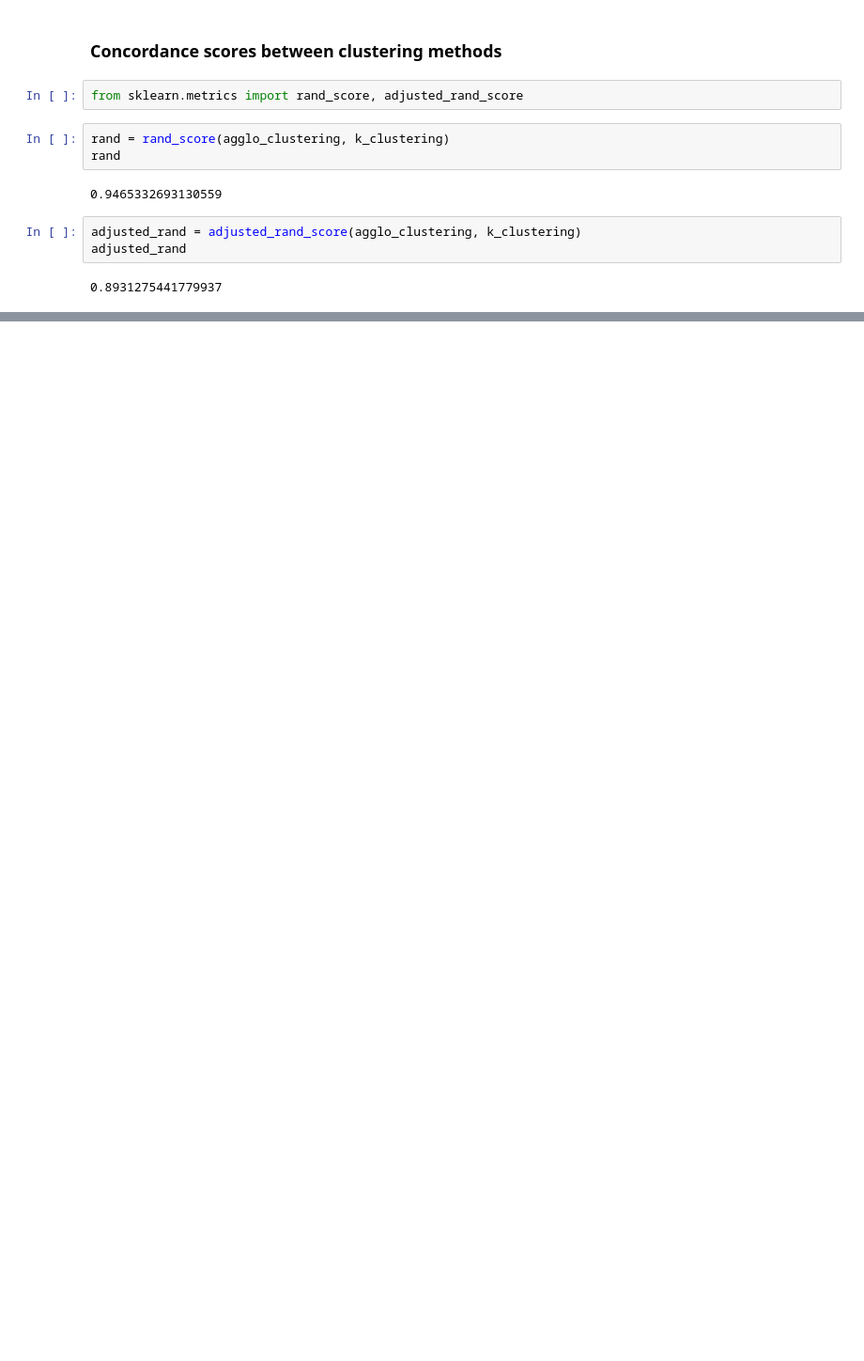
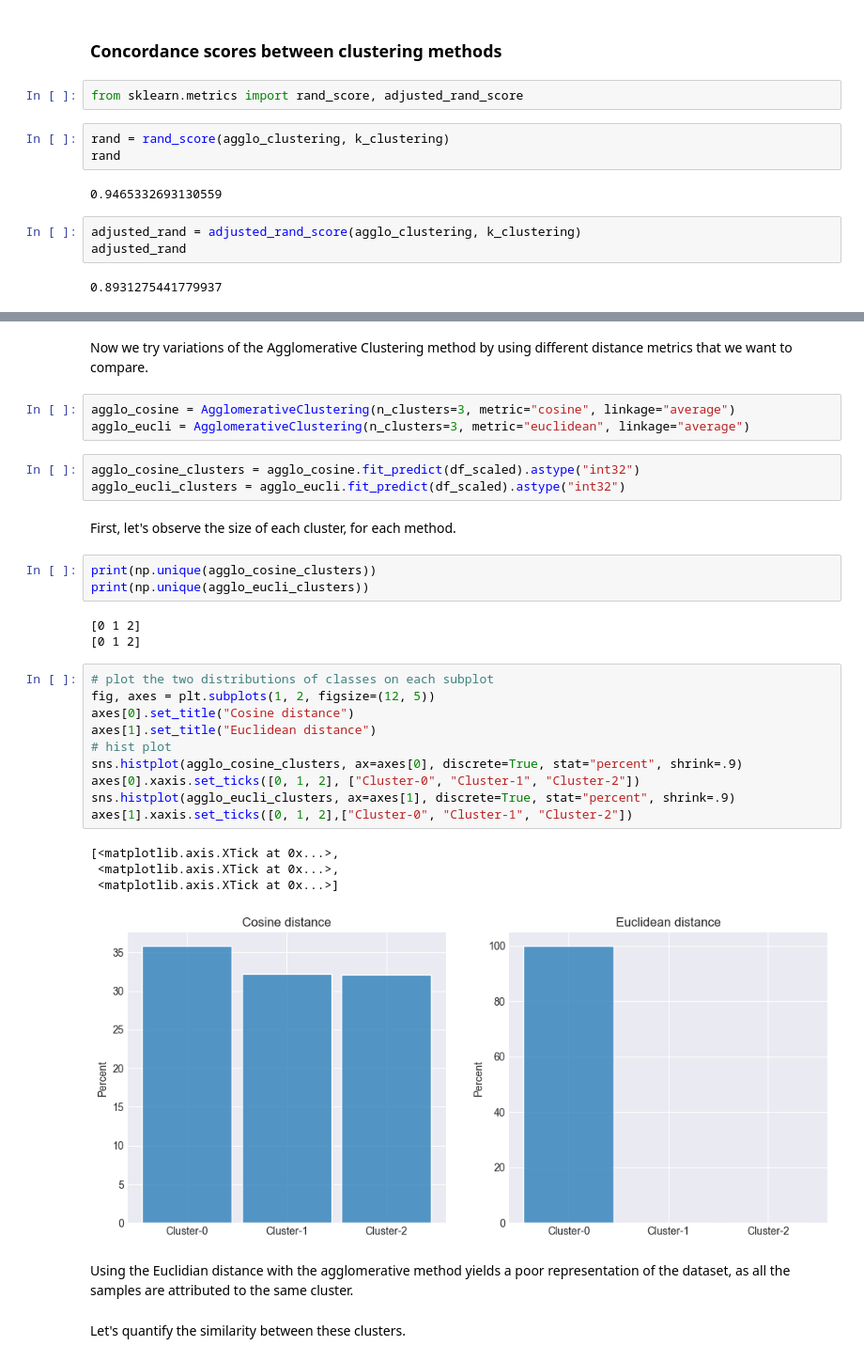
Before and after one commit to rbazin/ECSE556-HW1, a Jupyter notebook: notebook.ipynb, the cells around one changed output, grey strips where cells are left out. Shown at 94% size. Cells and saved outputs as stored; diff of their text form; blank space fills up the shorter version.

```diff
--- a/notebook.ipynb
+++ b/notebook.ipynb
@@ -229,0 +249,35 @@ adjusted_rand
+# %% [markdown]
+Now we try variations of the Agglomerative Clustering method by using different distance metrics that we want to compare.
+# %%
+agglo_cosine = AgglomerativeClustering(n_clusters=3, metric="cosine", linkage="average")
+agglo_eucli = AgglomerativeClustering(n_clusters=3, metric="euclidean", linkage="average")
+# %%
+agglo_cosine_clusters = agglo_cosine.fit_predict(df_scaled).astype("int32")
+agglo_eucli_clusters = agglo_eucli.fit_predict(df_scaled).astype("int32")
+# %% [markdown]
+First, let's observe the size of each cluster, for each method.
+# %%
+print(np.unique(agglo_cosine_clusters))
+print(np.unique(agglo_eucli_clusters))
+# %% [output]
+[0 1 2]
+[0 1 2]
+# %%
+# plot the two distributions of classes on each subplot
+fig, axes = plt.subplots(1, 2, figsize=(12, 5))
+axes[0].set_title("Cosine distance")
+axes[1].set_title("Euclidean distance")
+# hist plot
+sns.histplot(agglo_cosine_clusters, ax=axes[0], discrete=True, stat="percent", shrink=.9)
+axes[0].xaxis.set_ticks([0, 1, 2], ["Cluster-0", "Cluster-1", "Cluster-2"])
+sns.histplot(agglo_eucli_clusters, ax=axes[1], discrete=True, stat="percent", shrink=.9)
+axes[1].xaxis.set_ticks([0, 1, 2],["Cluster-0", "Cluster-1", "Cluster-2"])
+# %% [output]
+[<matplotlib.axis.XTick at 0x...>,
+ <matplotlib.axis.XTick at 0x...>,
+ <matplotlib.axis.XTick at 0x...>]
+[figure, added]
+# %% [markdown]
+Using the Euclidian distance with the agglomerative method yields a poor representation of the dataset, as all the samples are attributed to the same cluster.
+# %% [markdown]
+Let's quantify the similarity between these clusters.
```
Also changed, not shown: parts of 9 cells of this notebook, 2 other files.
